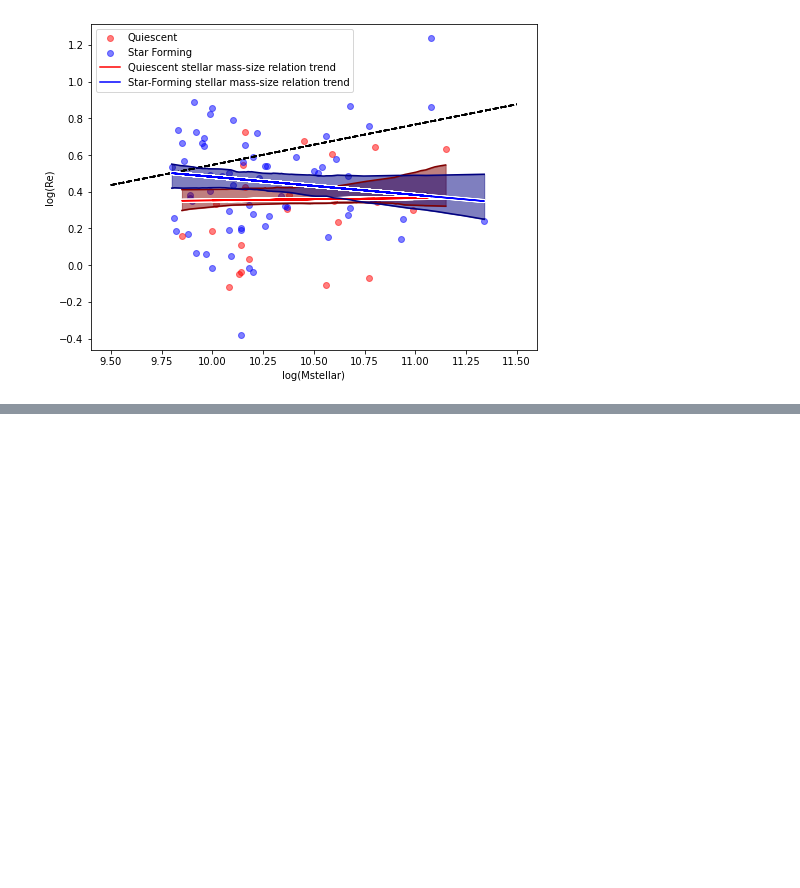
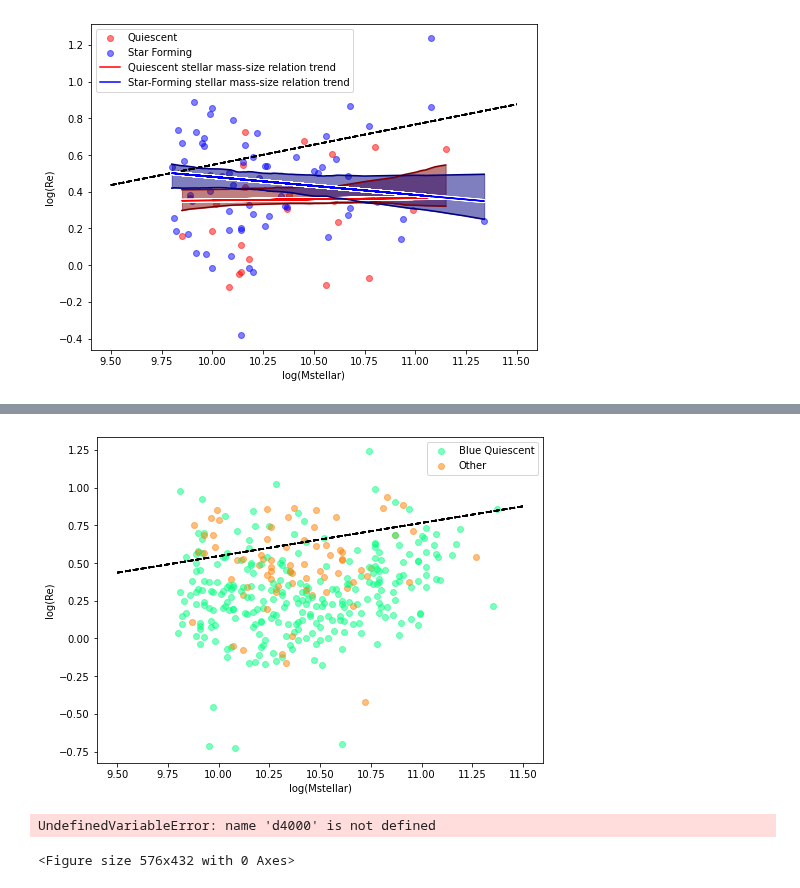
Before and after one commit to FreemanSpray/GOGREEN-Research, a Jupyter notebook: Notebooks/main.ipynb, the cells around one changed output, grey strips where cells are left out. Cells and saved outputs as stored; diff of their text form; code cells hidden in the pictures; blank space fills up the shorter version.

```diff
--- a/Notebooks/main.ipynb
+++ b/Notebooks/main.ipynb
@@ -87,0 +59,17 @@ No artists with labels found to put in legend.  Note that artists whose label st
+# %%
+with warnings.catch_warnings(): #suppressing depracation warnings for readability purposes
+    warnings.simplefilter("ignore")
+    warnings.warn("deprecated", DeprecationWarning)
+
+    gg.plot('Mstellar', 're', 3, useMembers='only', useLog=[True,True], colorType='BQ', xLabel='log(Mstellar)', yLabel='log(Re)')
+# %% [output]
+[figure, added]
+# %%
+with warnings.catch_warnings(): #suppressing depracation warnings for readability purposes
+    warnings.simplefilter("ignore")
+    warnings.warn("deprecated", DeprecationWarning)
+
+    gg.plot('Mstellar', 're', 3, useMembers='only', useLog=[True,True], colorType='PSB', xLabel='log(Mstellar)', yLabel='log(Re)')
+# %% [output]
+UndefinedVariableError: name 'd4000' is not defined
+<Figure size 576x432 with 0 Axes>
```
Also changed, not shown: parts of 2 cells of this notebook.
